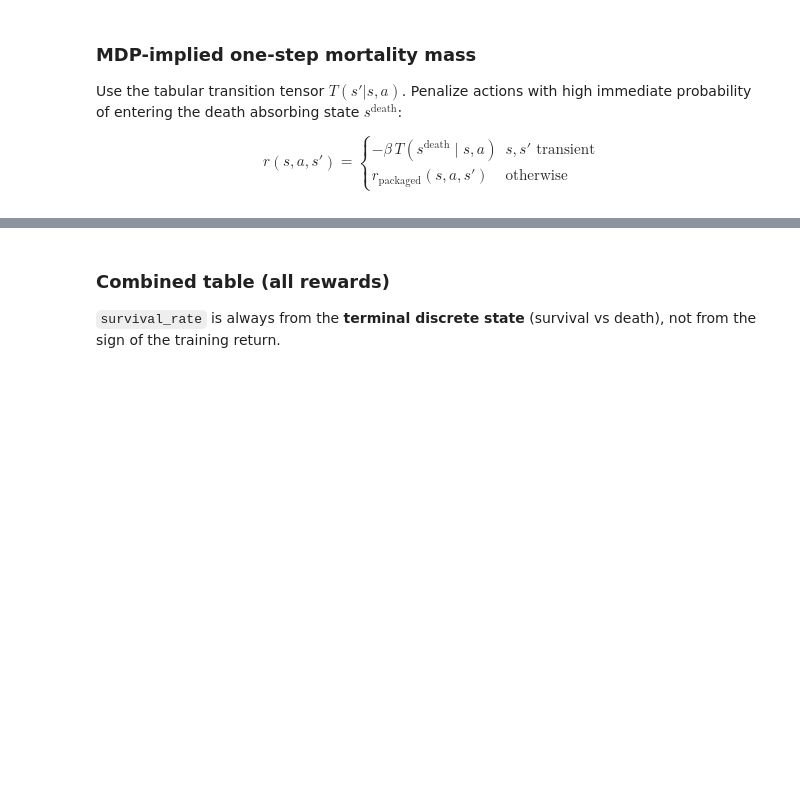
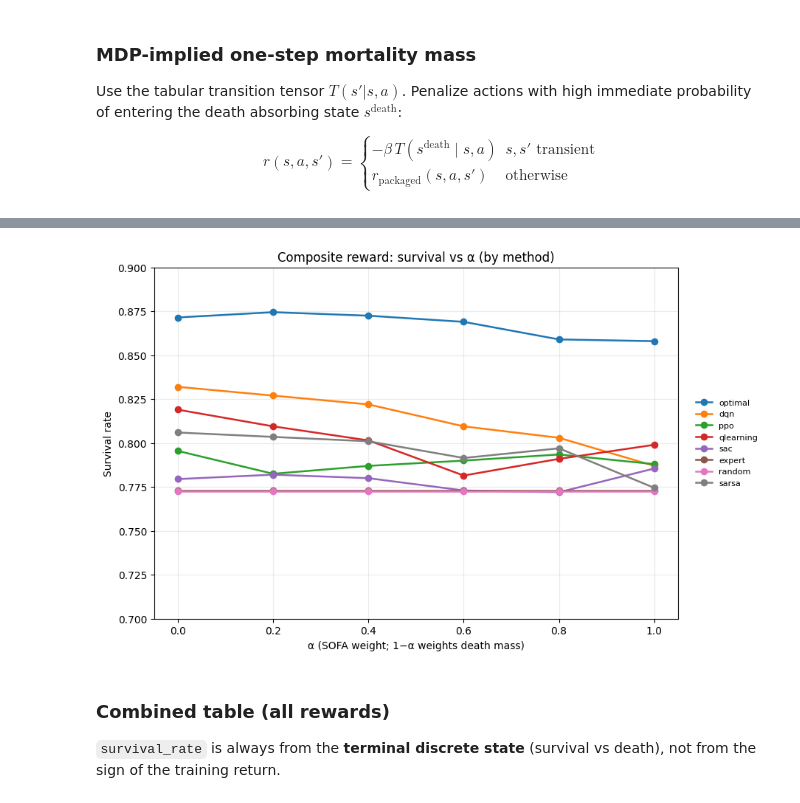
Before and after one commit to charles-vzf/COPER-latents, a Jupyter notebook: notebooks/reward_functions.ipynb, the cells around one changed output, grey strips where cells are left out. Saved outputs shown, nothing was run; the diff lists cells and outputs as text; code cells hidden in the pictures; blank space fills up the shorter version.

```diff
--- a/notebooks/reward_functions.ipynb
+++ b/notebooks/reward_functions.ipynb
@@ -489,0 +510,19 @@ coper_composite    random        2000     0.608628    0.464522       0.010387
+# %%
+ALPHA_VALUES = [0.0, 0.2, 0.4, 0.6, 0.8, 1.0]
+ALPHA_EVAL_FRAMES = []
+for alpha in ALPHA_VALUES:
+    label = f"coper_composite_a{alpha:.1f}"
+    ALPHA_EVAL_FRAMES.append(
+        run_reward_experiment(
+            'coper_composite',
+            {'alpha': alpha, 'lambda': 0.05, 'beta': 1.0},
+            table_label=label,
+        )
+    )
+alpha_summary_df = pd.concat(ALPHA_EVAL_FRAMES, ignore_index=True)
+print(
+    alpha_summary_df.groupby(["reward", "policy"], observed=False)["survival_rate"]
+    .first()
+    .unstack("policy")
+    .to_string()
+)
@@ -490,3 +632,30 @@ coper_composite    random        2000     0.608628    0.464522       0.010387
+# %%
+import matplotlib.pyplot as plt
+
+if not ALPHA_EVAL_FRAMES:
+    raise RuntimeError("Run the α sweep cell above first.")
+
+policy_order = ["optimal", "dqn", "ppo", "qlearning", "sac", "expert", "random", "sarsa"]
+plot_alpha = alpha_summary_df.copy()
+plot_alpha["alpha"] = plot_alpha["reward"].str.extract(r"a([0-9.]+)$", expand=False).astype(float)
+plot_alpha["policy"] = pd.Categorical(plot_alpha["policy"], categories=policy_order, ordered=True)
+
+fig, ax = plt.subplots(figsize=(9, 5.5), constrained_layout=True)
+for policy, group in plot_alpha.groupby("policy", observed=False):
+    g = group.sort_values("alpha")
+    if g["survival_rate"].notna().any():
+        ax.plot(g["alpha"], g["survival_rate"], marker="o", linewidth=1.8, label=policy)
+
+ax.set_title("Composite reward: survival vs α (by method)")
+ax.set_xlabel("α (SOFA weight; 1−α weights death mass)")
+ax.set_ylabel("Survival rate")
+ax.set_xticks(ALPHA_VALUES)
+ax.set_ylim(0.70, 0.90)
+ax.grid(alpha=0.25)
+ax.legend(loc="center left", bbox_to_anchor=(1.02, 0.5), frameon=False, fontsize=8)
+plt.show()
+# %% [output]
+[figure, added]
 # %% [markdown]
 ### Combined table (all rewards)
 
```
Also changed, not shown: parts of 18 cells of this notebook, 6 other files.
